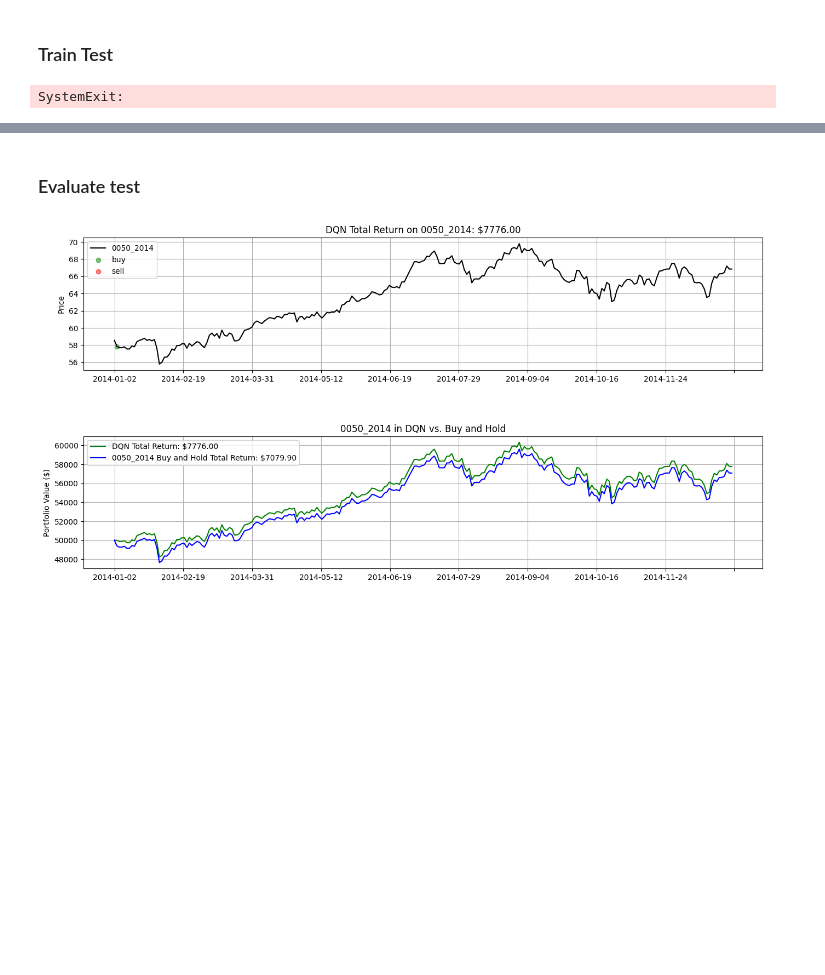
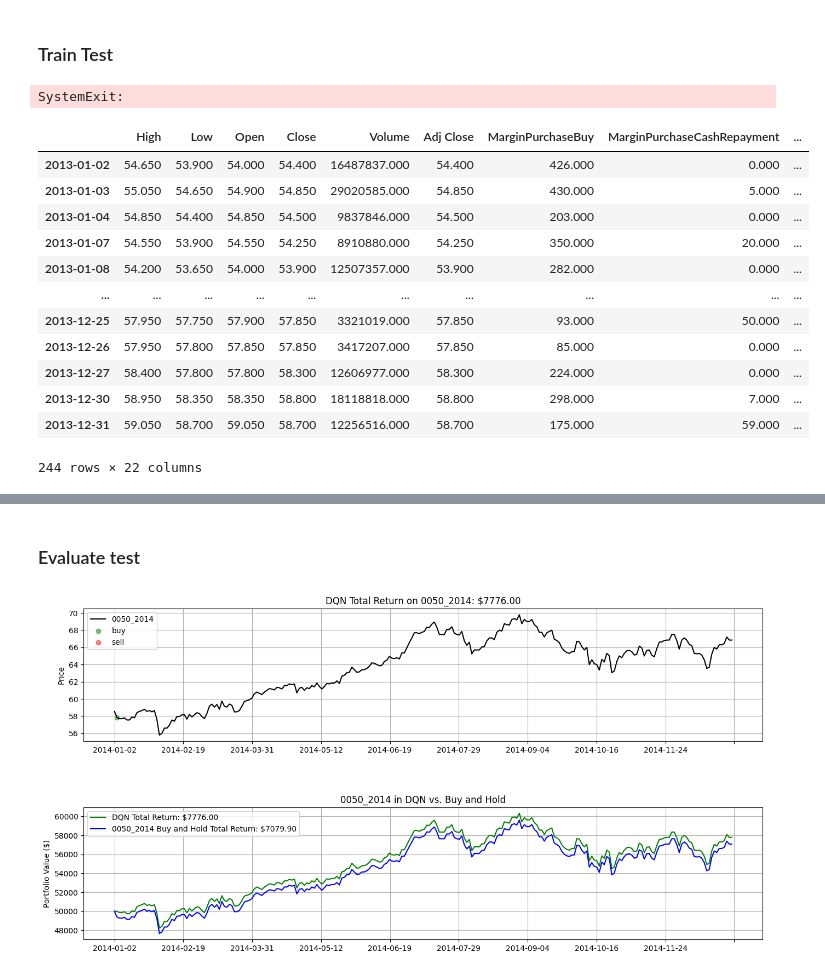
Before and after one commit to yayaya0411/DeepRL_Trading, a Jupyter notebook: DL_test.ipynb, the cells around one changed output, grey strips where cells are left out. Cells and saved outputs as stored; diff of their text form; code cells hidden in the pictures; blank space fills up the shorter version.

```diff
--- a/DL_test.ipynb
+++ b/DL_test.ipynb
@@ -25,13 +25,14 @@ import utility.action
 reload(utility.action)
 from utility.action import *
 
-pd.set_option('display.float_format', lambda x: '%.3f' % x)
+pd.set_option('display.float_format', lambda x: '%.4f' % x)
 model_name = 'DQN'
-stock_name = '0050_2008_2018'
+stock_name = '0050_2013'
 window_size = 10
 num_episode = 5
 initial_balance = 50000
 
+stock_data = stock_sigmoids(stock_name)
 stock_prices = stock_close_prices(stock_name)
 stock_margin = stock_margins(stock_name)
 trading_period = len(stock_prices) - 1  # 訓練期間，input stock data的總日期
@@ -143,3 +144,19 @@ SystemExit:
     #     agent.actor.model.save_weights('saved_models/DDPG_ep{}_actor.h5'.format(str(e)))
     #     agent.critic.model.save_weights('saved_models/DDPG_ep{}_critic.h5'.format(str(e)))
     # logging.info('model saved')
+# %%
+stock_data
+# %% [output]
+|  | High | Low | Open | Close | Volume | Adj Close | MarginPurchaseBuy | MarginPurchaseCashRepayment | ... |
+| 2013-01-02 | 54.650 | 53.900 | 54.000 | 54.400 | 16487837.000 | 54.400 | 426.000 | 0.000 | ... |
+| 2013-01-03 | 55.050 | 54.650 | 54.900 | 54.850 | 29020585.000 | 54.850 | 430.000 | 5.000 | ... |
+| 2013-01-04 | 54.850 | 54.400 | 54.850 | 54.500 | 9837846.000 | 54.500 | 203.000 | 0.000 | ... |
+| 2013-01-07 | 54.550 | 53.900 | 54.550 | 54.250 | 8910880.000 | 54.250 | 350.000 | 20.000 | ... |
+| 2013-01-08 | 54.200 | 53.650 | 54.000 | 53.900 | 12507357.000 | 53.900 | 282.000 | 0.000 | ... |
+| ... | ... | ... | ... | ... | ... | ... | ... | ... | ... |
+| 2013-12-25 | 57.950 | 57.750 | 57.900 | 57.850 | 3321019.000 | 57.850 | 93.000 | 50.000 | ... |
+| 2013-12-26 | 57.950 | 57.800 | 57.850 | 57.850 | 3417207.000 | 57.850 | 85.000 | 0.000 | ... |
+| 2013-12-27 | 58.400 | 57.800 | 57.800 | 58.300 | 12606977.000 | 58.300 | 224.000 | 0.000 | ... |
+| 2013-12-30 | 58.950 | 58.350 | 58.350 | 58.800 | 18118818.000 | 58.800 | 298.000 | 7.000 | ... |
+| 2013-12-31 | 59.050 | 58.700 | 59.050 | 58.700 | 12256516.000 | 58.700 | 175.000 | 59.000 | ... |
+244 rows × 22 columns
```
Also changed, not shown: parts of 4 cells of this notebook, 17 other files.
